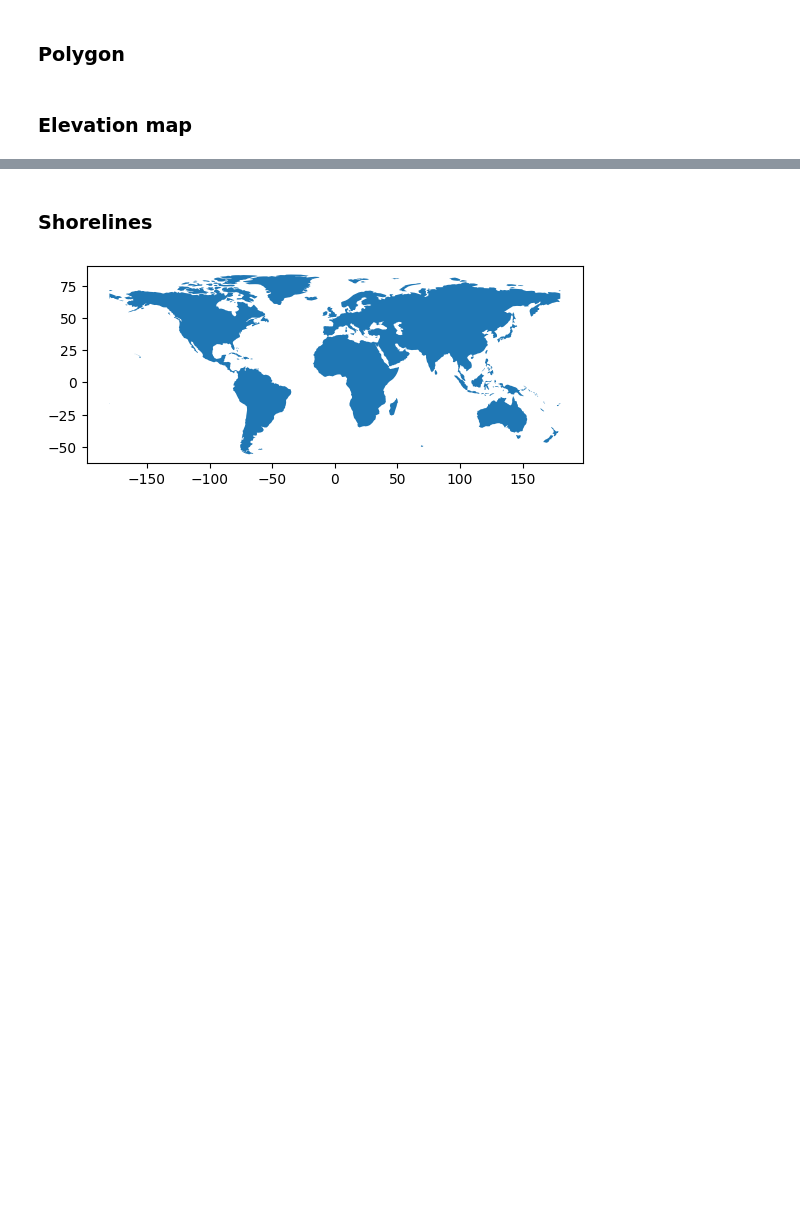
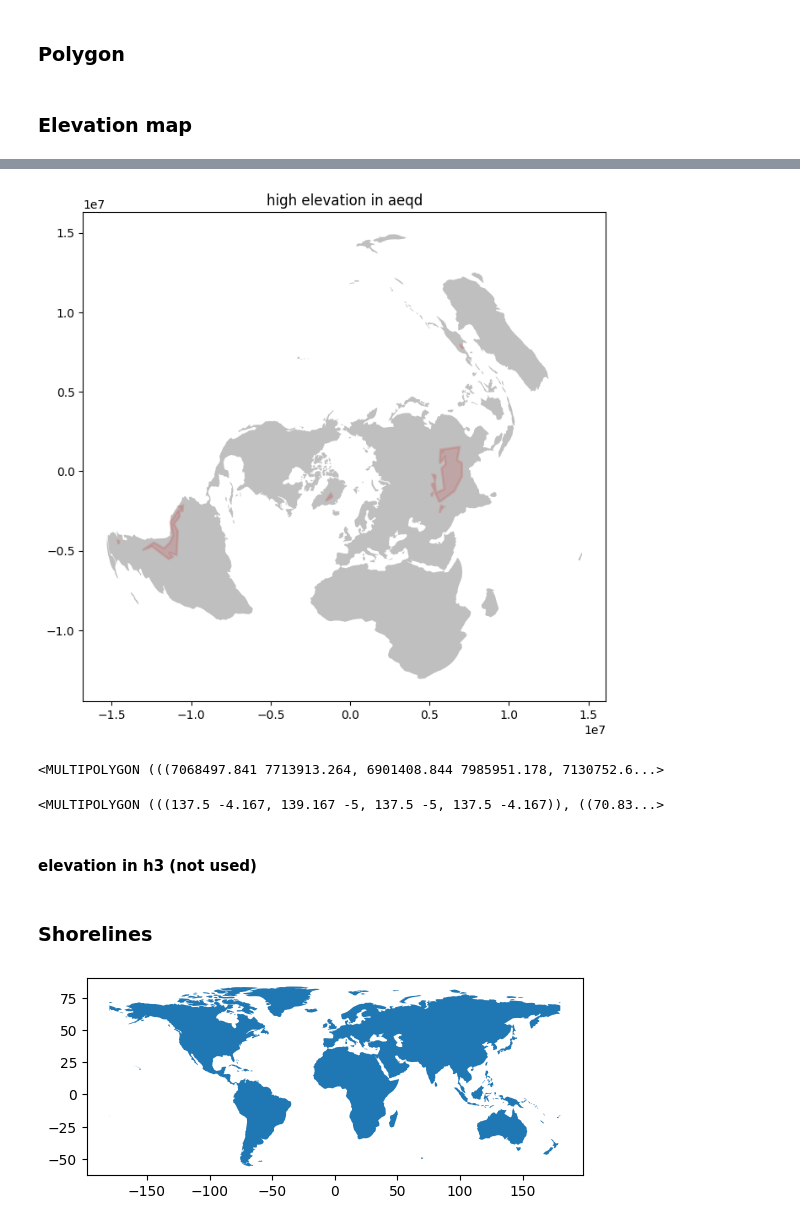
Before and after one commit to KimGeorgy/bird-migration, a Jupyter notebook: model.ipynb, the cells around one changed output, grey strips where cells are left out. Cells and saved outputs as stored; diff of their text form; code cells hidden in the pictures; blank space fills up the shorter version.

```diff
--- a/model.ipynb
+++ b/model.ipynb
@@ -396,3 +571,27 @@ plt.close()
+# %%
+min_area = 1e10
+elevation_aeqd_clean = MultiPolygon([p for p in elevation_aeqd.geoms if p.area > min_area])
+# %%
+fig, ax = plt.subplots(figsize=(8, 8), dpi=100)
+
+plot_polygon(elevation_aeqd_clean, ax=ax, facecolor='red', edgecolor='red', alpha=0.2, linewidth=2, add_points=False)
+gdf_land_aeqd.plot(ax=ax, color='gray', alpha=0.5, label='Original Land')
+plt.title("high elevation in aeqd")
+plt.show()
+# %% [output]
+[figure, added]
+# %%
+elevation_barrier = elevation_aeqd.buffer(-1)
+elevation_barrier
+# %% [output]
+<MULTIPOLYGON (((7068497.841 7713913.264, 6901408.844 7985951.178, 7130752.6...>
+# %%
+elevation_latlng = transform(reverse_transformer.transform, elevation_aeqd_clean)
+elevation_latlng
+# %% [output]
+<MULTIPOLYGON (((137.5 -4.167, 139.167 -5, 137.5 -5, 137.5 -4.167)), ((70.83...>
+# %% [markdown]
+#### elevation in h3 (not used)
 # %%
 elevation_res = nearest_h3_resolution(elevation[0].shape, elevation_transform, search_mode="smaller_than_pixel")
 elevation_res
```
Also changed, not shown: parts of 47 cells of this notebook, 2 other files.
